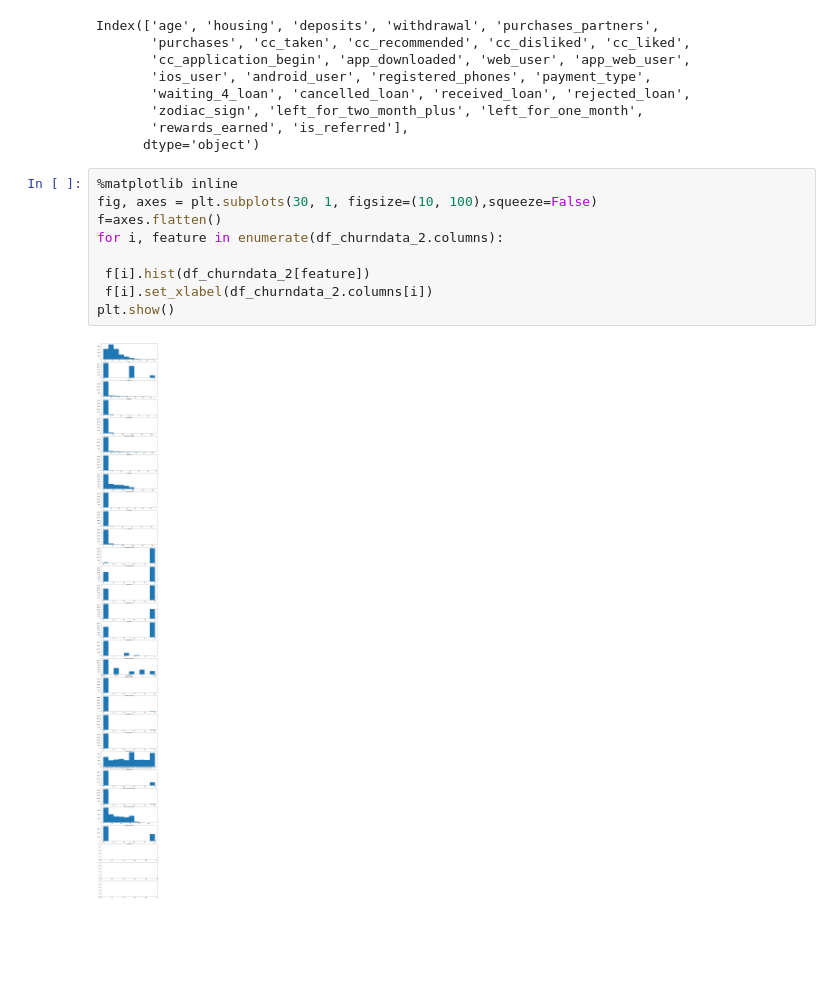
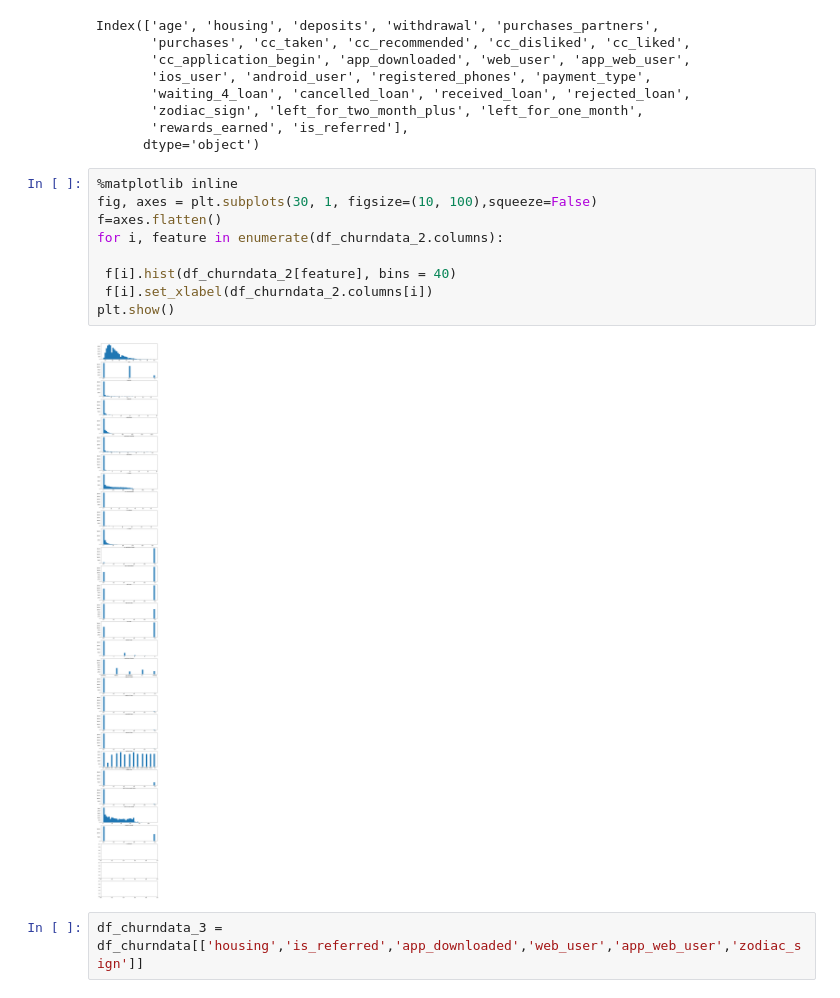
Before and after one commit to allenvarughese22/Machine-Learning-Projects---Learning, a Jupyter notebook: Churn Prediction/Churn_Prediction.ipynb, the cells around one changed output. Cells and saved outputs as stored; diff of their text form; blank space fills up the shorter version.

```diff
--- a/Churn Prediction/Churn_Prediction.ipynb
+++ b/Churn Prediction/Churn_Prediction.ipynb
@@ -167,11 +167,13 @@ Index(['age', 'housing', 'deposits', 'withdrawal', 'purchases_partners',
 # %%
 %matplotlib inline
 fig, axes = plt.subplots(30, 1, figsize=(10, 100),squeeze=False)
 f=axes.flatten()
 for i, feature in enumerate(df_churndata_2.columns):
 
- f[i].hist(df_churndata_2[feature])
+ f[i].hist(df_churndata_2[feature], bins = 40)
  f[i].set_xlabel(df_churndata_2.columns[i])
 plt.show()
 # %% [output]
-[figure, old version]
+[figure, new version]
+# %%
+df_churndata_3 = df_churndata[['housing','is_referred','app_downloaded','web_user','app_web_user','zodiac_sign']]
```
Also changed, not shown: parts of 4 cells of this notebook.
